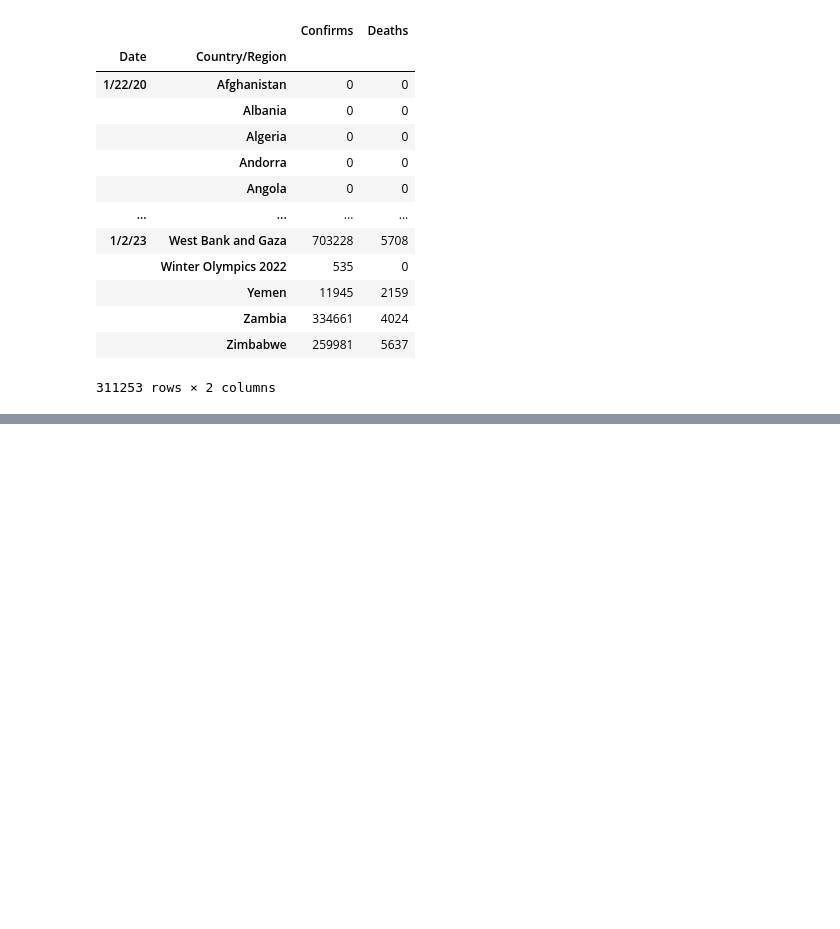
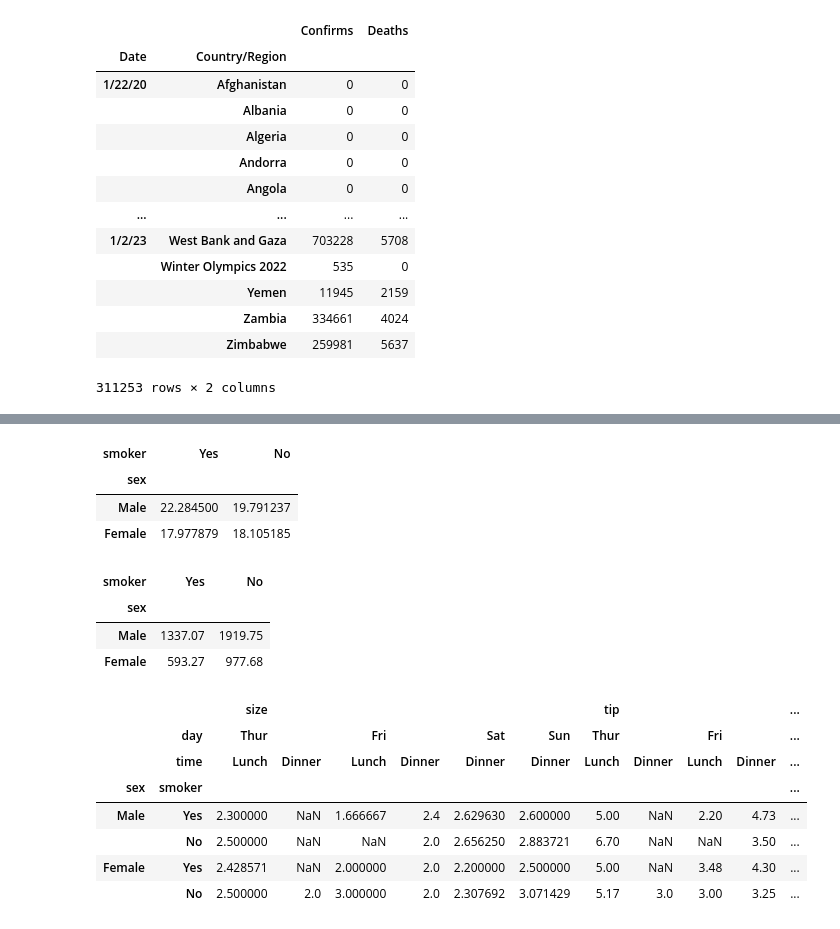
Before and after one commit to InfinityxR9/Python, a Jupyter notebook: ML/multi_index.ipynb, the cells around one changed output, grey strips where cells are left out. Saved outputs shown, nothing was run; the diff lists cells and outputs as text; code cells hidden in the pictures; blank space fills up the shorter version.

```diff
--- a/ML/multi_index.ipynb
+++ b/ML/multi_index.ipynb
@@ -680,0 +687,3 @@ confirm.merge(deaths, on=['Province/State', 'Country/Region', 'Lat', 'Long', 'Da
+# %%
+df = sns.load_dataset('tips')
+df.head()
@@ -680,0 +716,31 @@ confirm.merge(deaths, on=['Province/State', 'Country/Region', 'Lat', 'Long', 'Da
+# %%
+# Shortcut to above code using the pivot table
+# Pivot table is a summary method
+
+df.pivot_table(index='sex', columns='smoker', values='total_bill')
+# default aggregate function value is mean
+# %% [output]
+| smoker | Yes | No |
+| sex |  |  |
+| Male | 22.284500 | 19.791237 |
+| Female | 17.977879 | 18.105185 |
+# %%
+df.pivot_table(index='sex', columns='smoker', values='total_bill', aggfunc='sum')
+# %% [output]
+| smoker | Yes | No |
+| sex |  |  |
+| Male | 1337.07 | 1919.75 |
+| Female | 593.27 | 977.68 |
+# %%
+# multi_dimensional
+
+df.pivot_table(index=['sex', 'smoker'], columns=['day', 'time'], aggfunc={'size': 'mean', 'tip': 'max', 'total_bill':'sum'})
+# %% [output]
+|  |  | size |  |  |  |  |  | tip |  |  |  | ... |
+|  | day | Thur |  | Fri |  | Sat | Sun | Thur |  | Fri |  | ... |
+|  | time | Lunch | Dinner | Lunch | Dinner | Dinner | Dinner | Lunch | Dinner | Lunch | Dinner | ... |
+| sex | smoker |  |  |  |  |  |  |  |  |  |  | ... |
+| Male | Yes | 2.300000 | NaN | 1.666667 | 2.4 | 2.629630 | 2.600000 | 5.00 | NaN | 2.20 | 4.73 | ... |
+|  | No | 2.500000 | NaN | NaN | 2.0 | 2.656250 | 2.883721 | 6.70 | NaN | NaN | 3.50 | ... |
+| Female | Yes | 2.428571 | NaN | 2.000000 | 2.0 | 2.200000 | 2.500000 | 5.00 | NaN | 3.48 | 4.30 | ... |
+|  | No | 2.500000 | 2.0 | 3.000000 | 2.0 | 2.307692 | 3.071429 | 5.17 | 3.0 | 3.00 | 3.25 | ... |
```
Also changed, not shown: parts of 13 cells of this notebook.
